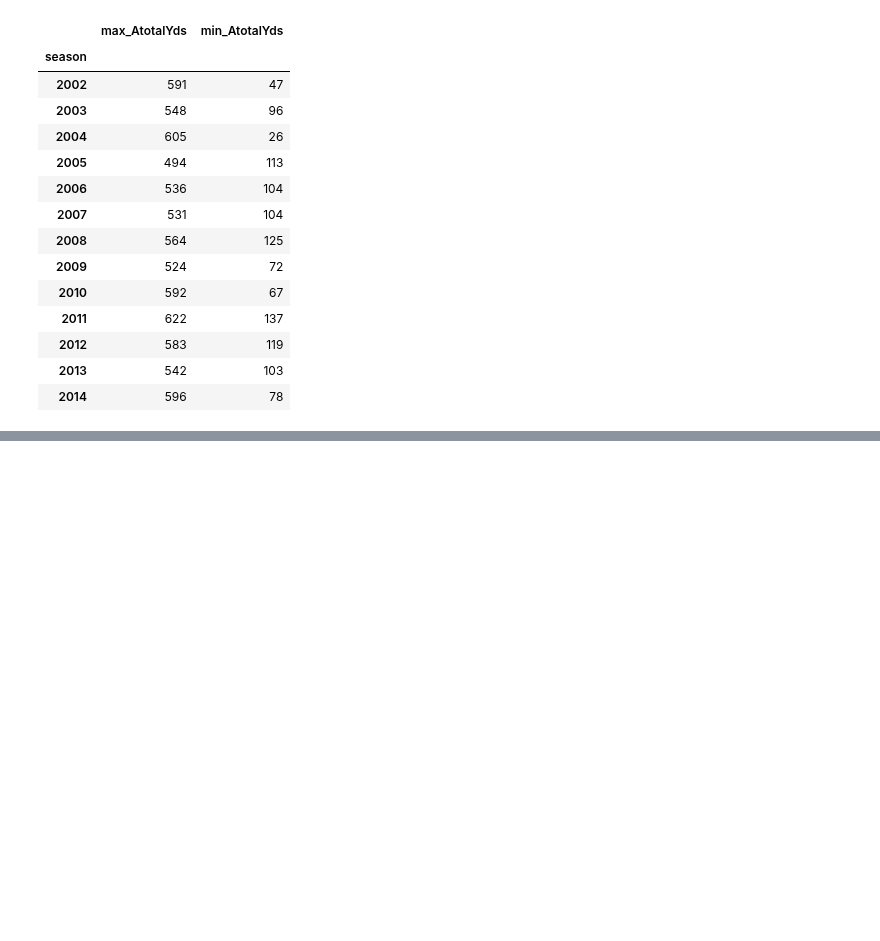
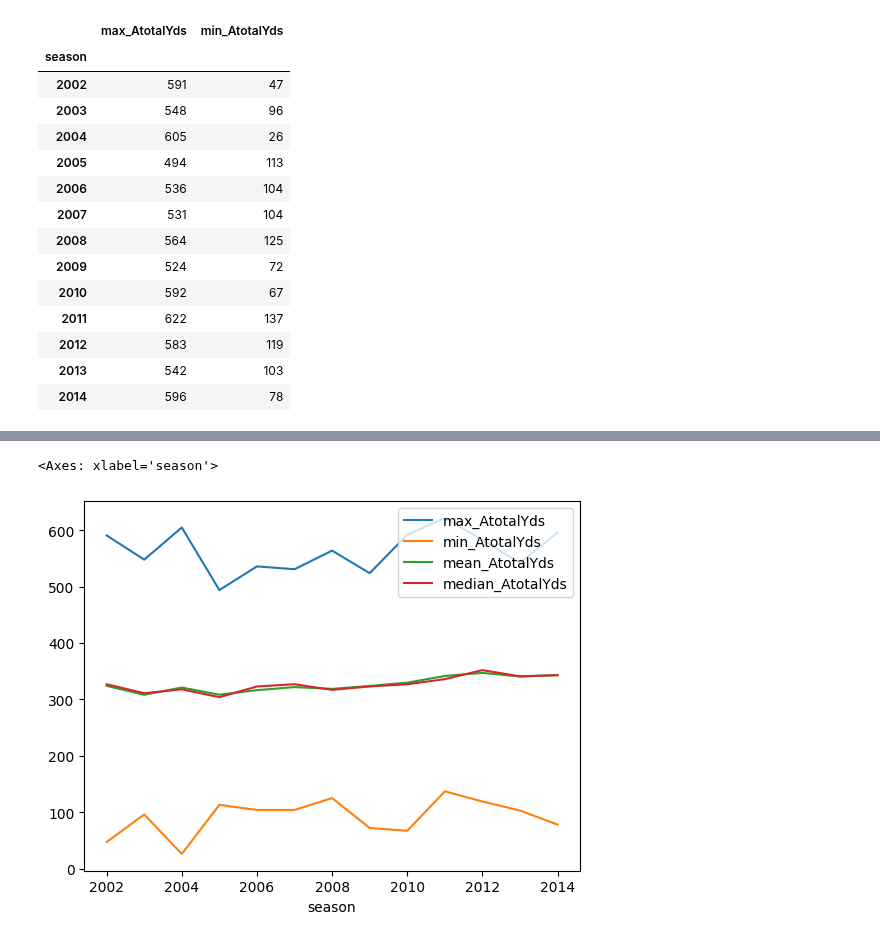
Before and after one commit to jbpost2/ST-554-Big-Data-With-Python-Course-Notes, a Jupyter notebook: Learning_Python.ipynb, the cells around one changed output, grey strips where cells are left out. Cells and saved outputs as stored; diff of their text form; code cells hidden in the pictures; blank space fills up the shorter version.

```diff
--- a/Learning_Python.ipynb
+++ b/Learning_Python.ipynb
@@ -1259,0 +1415,4 @@ scores \
+# %%
+import pandas as pd
+scores = pd.read_csv("https://www4.stat.ncsu.edu/~online/datasets/scoresFull.csv")
+scores.head()
@@ -1259,0 +1454,8 @@ scores \
+# %%
+summaries = scores \
+.groupby("season") \
+.agg(max_AtotalYds = ("AtotalYds", "max"),
+     min_AtotalYds = ("AtotalYds", "min"),
+     mean_AtotalYds = ("AtotalYds", "mean"),
+     median_AtotalYds = ("AtotalYds", "median"))
+summaries.head()
@@ -1259,0 +1470,5 @@ scores \
+# %%
+summaries.plot()
+# %% [output]
+<Axes: xlabel='season'>
+[figure, added]
```
Also changed, not shown: parts of 37 cells of this notebook.
